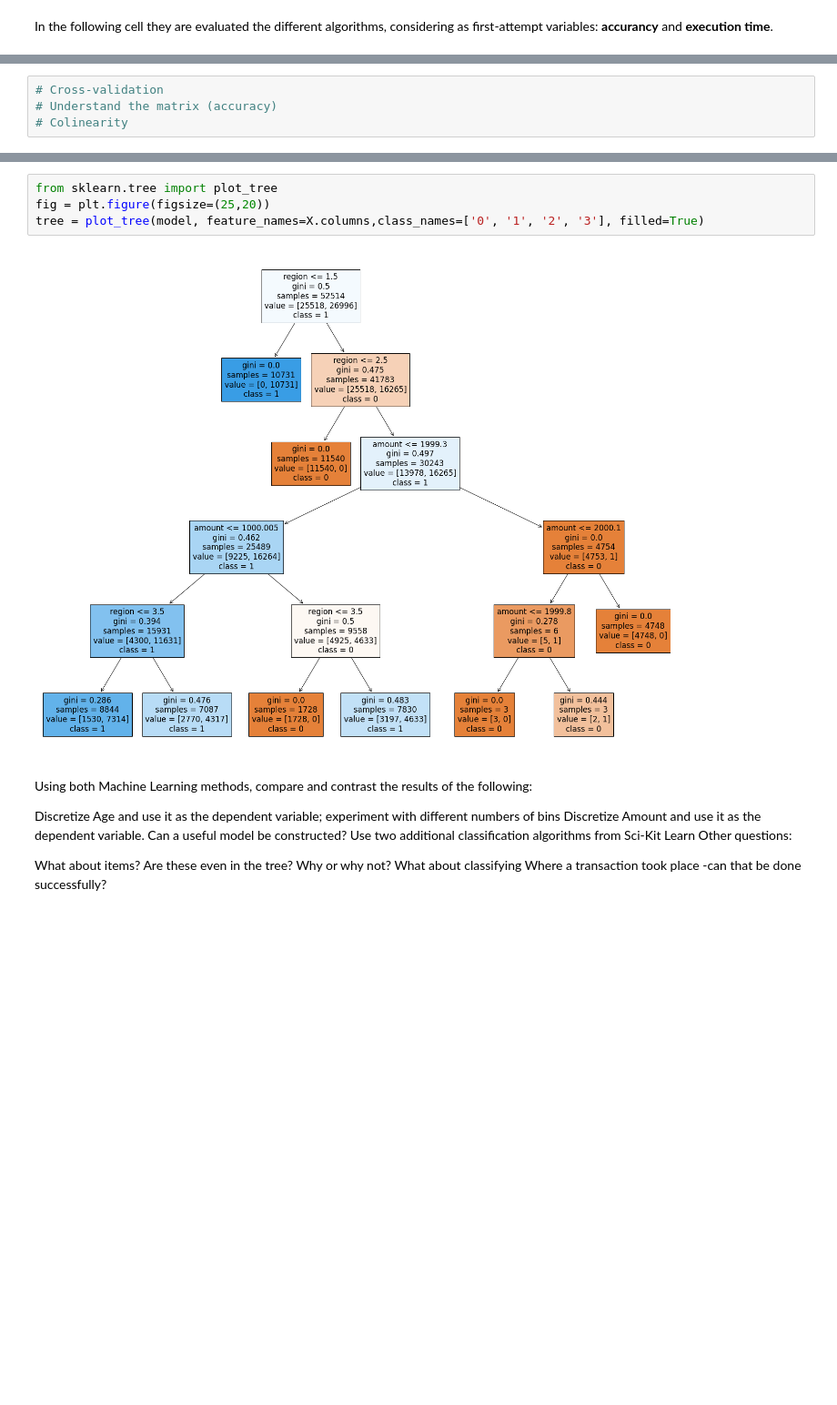
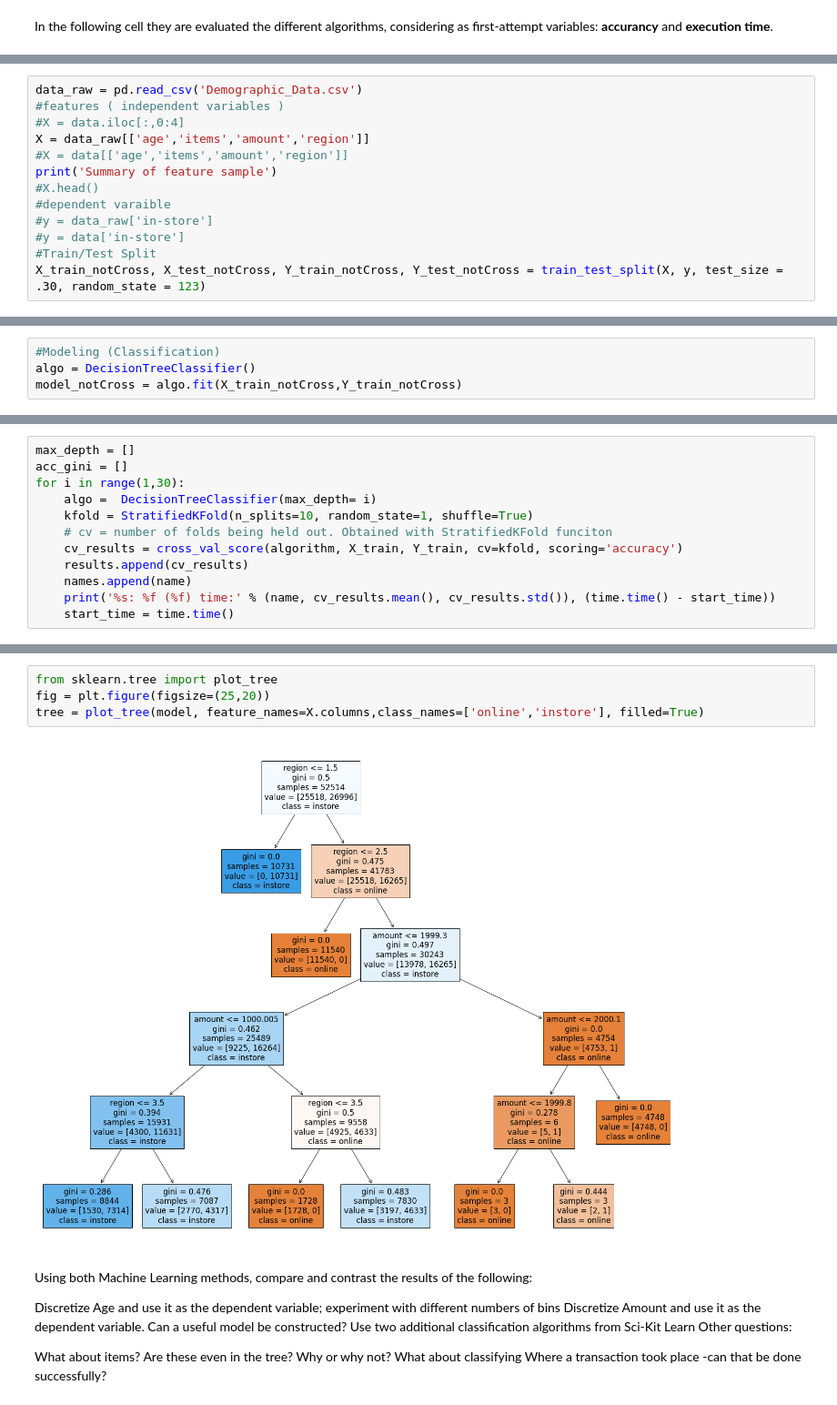
Before and after one commit to ASO92/Ubiqum, a Jupyter notebook: Task_2/ALVARO_SANCHEZ_OLAVARRIETA_task_2.ipynb, the cells around one changed output, grey strips where cells are left out. Shown at 91% size. Saved outputs shown, nothing was run; the diff lists cells and outputs as text; blank space fills up the shorter version.

```diff
--- a/Task_2/ALVARO_SANCHEZ_OLAVARRIETA_task_2.ipynb
+++ b/Task_2/ALVARO_SANCHEZ_OLAVARRIETA_task_2.ipynb
@@ -801,3 +843,16 @@ To sum up, Cross Validation divides the data into partitions, also known as fold
 
 ![]()
 <img src="attachment:grid_search_cross_validation.png" alt="Drawing" style="width: 500px;"/>
+# %%
+data_raw = pd.read_csv('Demographic_Data.csv')
+#features ( independent variables )
+#X = data.iloc[:,0:4]
+X = data_raw[['age','items','amount','region']]
+#X = data[['age','items','amount','region']]
+print('Summary of feature sample')
+#X.head()
+#dependent varaible
+#y = data_raw['in-store']
+#y = data['in-store']
+#Train/Test Split
+X_train_notCross, X_test_notCross, Y_train_notCross, Y_test_notCross = train_test_split(X, y, test_size = .30, random_state = 123)
@@ -804,4 +861,4 @@ To sum up, Cross Validation divides the data into partitions, also known as fold
 # %%
-# Cross-validation
-# Understand the matrix (accuracy)
-# Colinearity
+#Modeling (Classification)
+algo = DecisionTreeClassifier()
+model_notCross = algo.fit(X_train_notCross,Y_train_notCross)
@@ -807,0 +889,12 @@ To sum up, Cross Validation divides the data into partitions, also known as fold
+# %%
+max_depth = []
+acc_gini = []
+for i in range(1,30):
+    algo =  DecisionTreeClassifier(max_depth= i)
+    kfold = StratifiedKFold(n_splits=10, random_state=1, shuffle=True)
+    # cv = number of folds being held out. Obtained with StratifiedKFold funciton
+    cv_results = cross_val_score(algorithm, X_train, Y_train, cv=kfold, scoring='accuracy')
+    results.append(cv_results)
+    names.append(name)
+    print('%s: %f (%f) time:' % (name, cv_results.mean(), cv_results.std()), (time.time() - start_time))
+    start_time = time.time()
@@ -836,9 +935,9 @@ weighted avg       0.89      0.85      0.85     22507
 # %%
 from sklearn.tree import plot_tree
 fig = plt.figure(figsize=(25,20))
-tree = plot_tree(model, feature_names=X.columns,class_names=['0', '1', '2', '3'], filled=True)
+tree = plot_tree(model, feature_names=X.columns,class_names=['online','instore'], filled=True)
 # %% [output]
-[figure, old version]
+[figure, new version]
 # %% [markdown]
 Using both Machine Learning methods, compare and contrast the results of the following:
 
```
Also changed, not shown: parts of 41 cells of this notebook.
